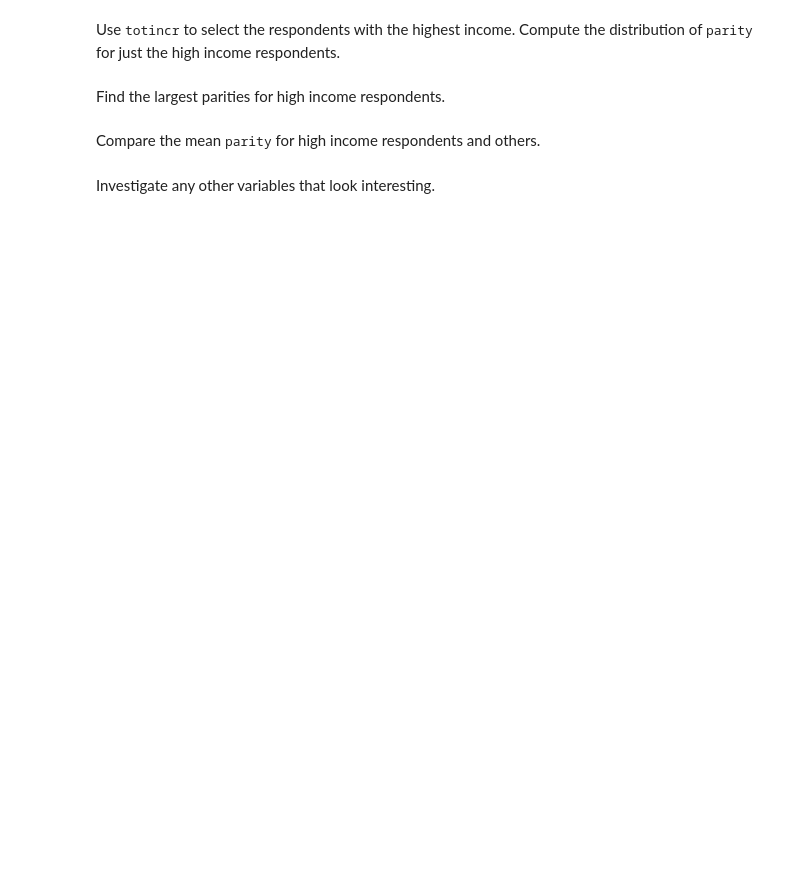
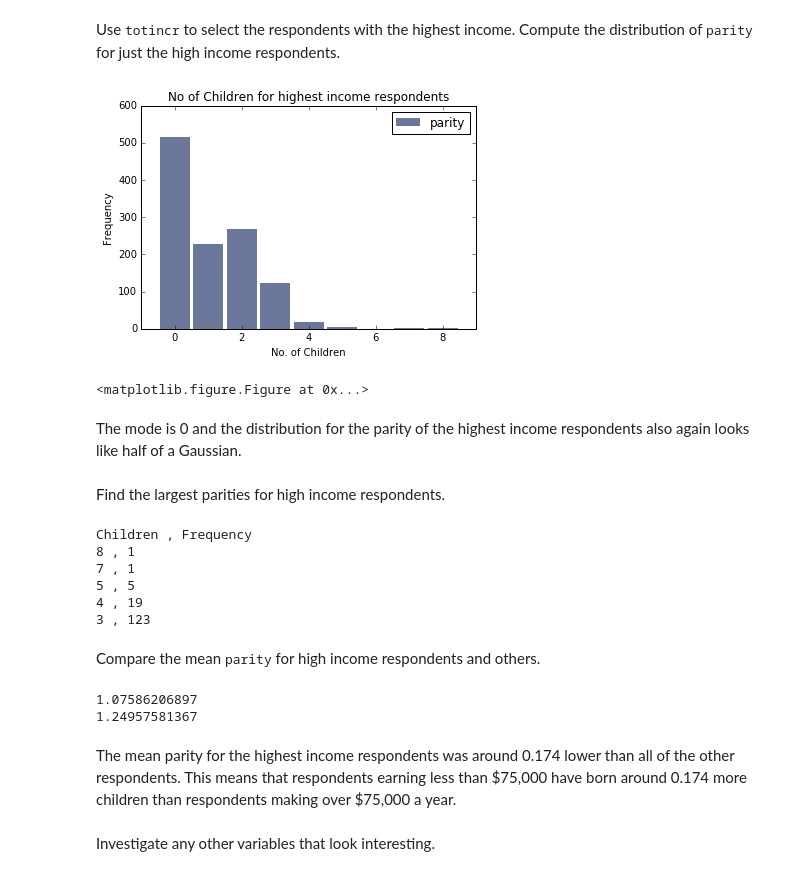
Before and after one commit to paulruvolo/DataScience16, a Jupyter notebook: ThinkStats2/chap02ex.ipynb, the cells around one changed output. Saved outputs shown, nothing was run; the diff lists cells and outputs as text; code cells hidden in the pictures; blank space fills up the shorter version.

```diff
--- a/ThinkStats2/chap02ex.ipynb
+++ b/ThinkStats2/chap02ex.ipynb
@@ -36,8 +80,39 @@ Use Hist.Largest to find the largest values of <tt>parity</tt>.
 # %% [markdown]
 Use <tt>totincr</tt> to select the respondents with the highest income.  Compute the distribution of <tt>parity</tt> for just the high income respondents.
+# %%
+hist = thinkstats2.Hist(resp[resp.totincr == 14].parity)
+thinkplot.Hist(hist, label='parity')
+thinkplot.Show(xlabel='No. of Children', ylabel='Frequency', title='No of Children for highest income respondents')
+# %% [output]
+[figure, added]
+<matplotlib.figure.Figure at 0x...>
+# %% [markdown]
+The mode is 0 and the distribution for the parity of the highest income respondents also again looks like half of a Gaussian.
 # %% [markdown]
 Find the largest parities for high income respondents.
+# %%
+print 'Children , Frequency'
+for parity, freq in hist.Largest(5):
+    print parity, ',', freq
+# %% [output]
+Children , Frequency
+8 , 1
+7 , 1
+5 , 5
+4 , 19
+3 , 123
 # %% [markdown]
 Compare the mean <tt>parity</tt> for high income respondents and others.
+# %%
+highest_inc = resp[resp.totincr == 14]
+others = resp[resp.totincr != 14]
+
+print highest_inc.parity.mean()
+print others.parity.mean()
+# %% [output]
+1.07586206897
+1.24957581367
+# %% [markdown]
+The mean parity for the highest income respondents was around 0.174 lower than all of the other respondents. This means that respondents earning less than \$75,000 have born around 0.174 more children than respondents making over \$75,000 a year.
 # %% [markdown]
 Investigate any other variables that look interesting.
```
Also changed, not shown: parts of 15 cells of this notebook, 1 other file.
